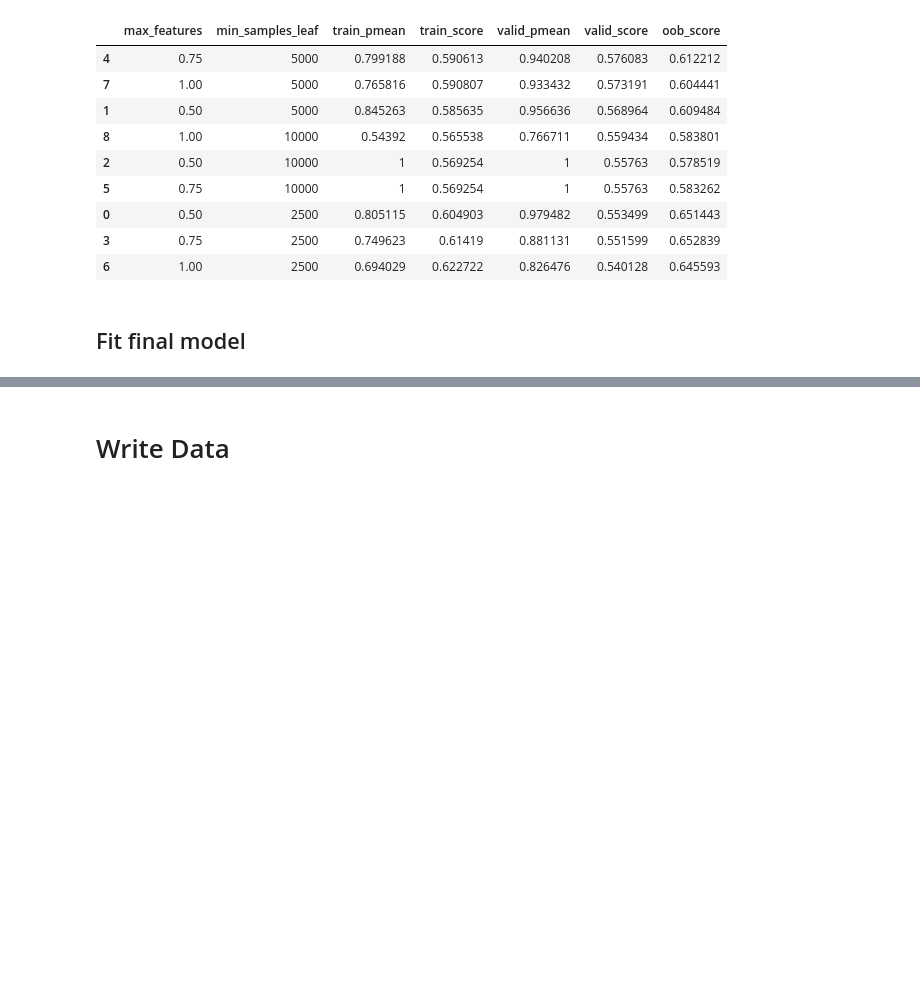
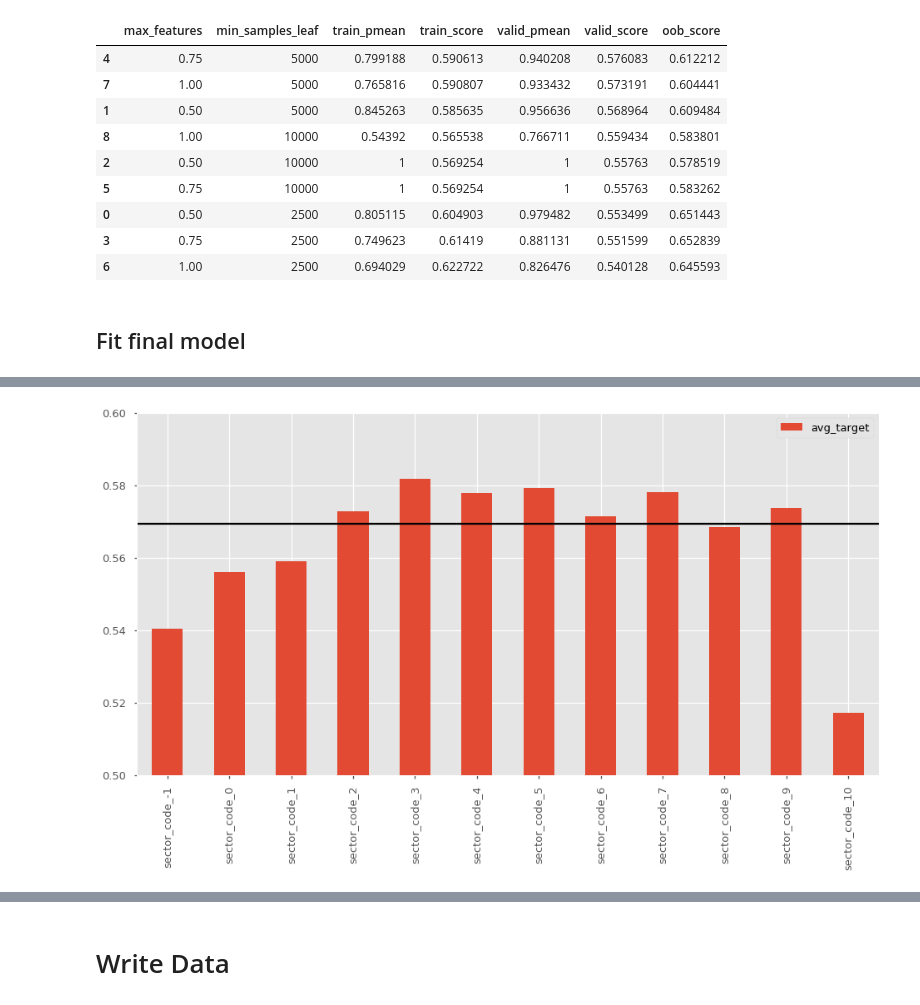
Before and after one commit to manualrg/dslab-ai-for-trading, a Jupyter notebook: alpha_factors/05_alphaml_modbuild.ipynb, the cells around one changed output, grey strips where cells are left out. Saved outputs shown, nothing was run; the diff lists cells and outputs as text; code cells hidden in the pictures; blank space fills up the shorter version.

```diff
--- a/alpha_factors/05_alphaml_modbuild.ipynb
+++ b/alpha_factors/05_alphaml_modbuild.ipynb
@@ -171,0 +179,10 @@ Taking into account that alpha factors and other regular features are quite simp
+# %%
+sector_groupers = [X_train['sector_code_{}'.format(x)] for x in range(-1,10+1)]
+sector_mean_tgt = y_train.groupby(sector_groupers).mean()
+sector_mean_tgt = pd.DataFrame(index=sector_mean_tgt.index.names, data=sector_mean_tgt.values, columns=['avg_target'])
+# %%
+sector_mean_tgt.plot.bar(ylim=(0.5,0.6))
+plt.axhline(y=y_train.mean(), color='black')
+plt.show()
+# %% [output]
+[figure, added]
```
Also changed, not shown: parts of 6 cells of this notebook.
